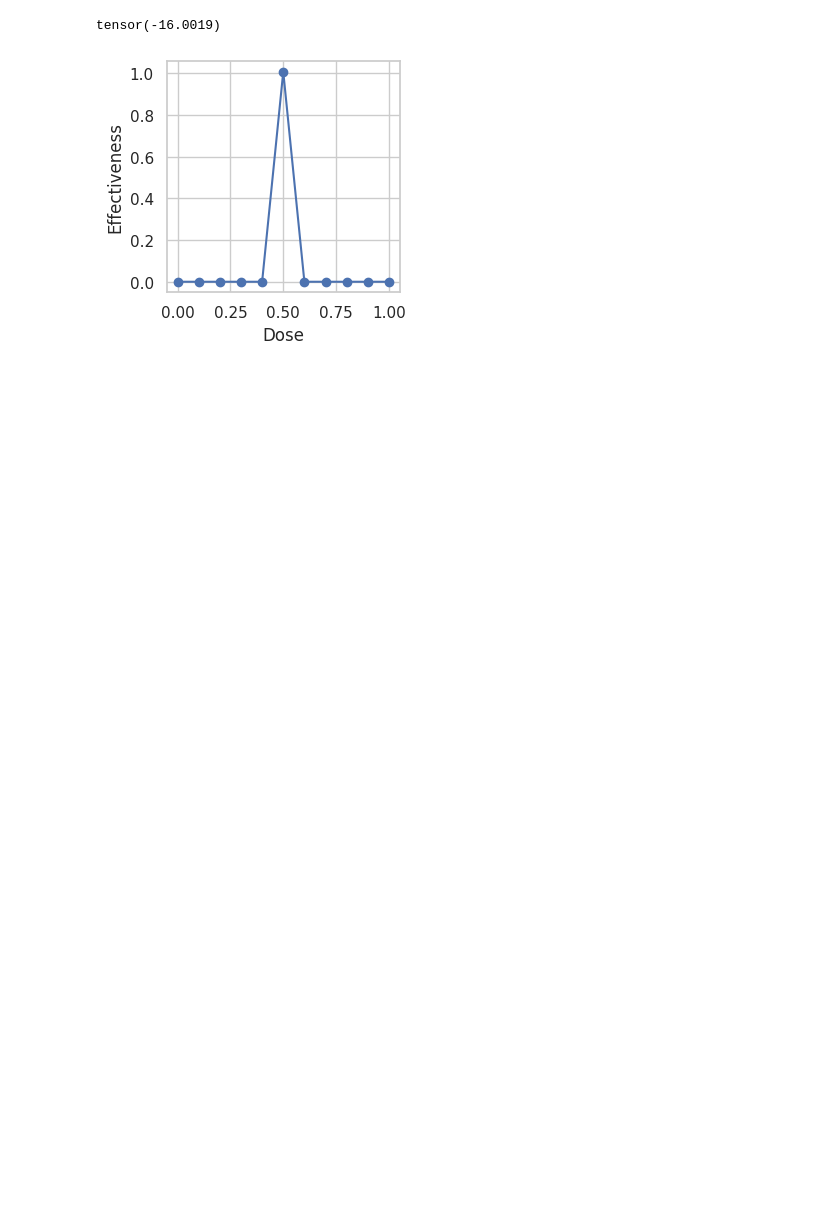
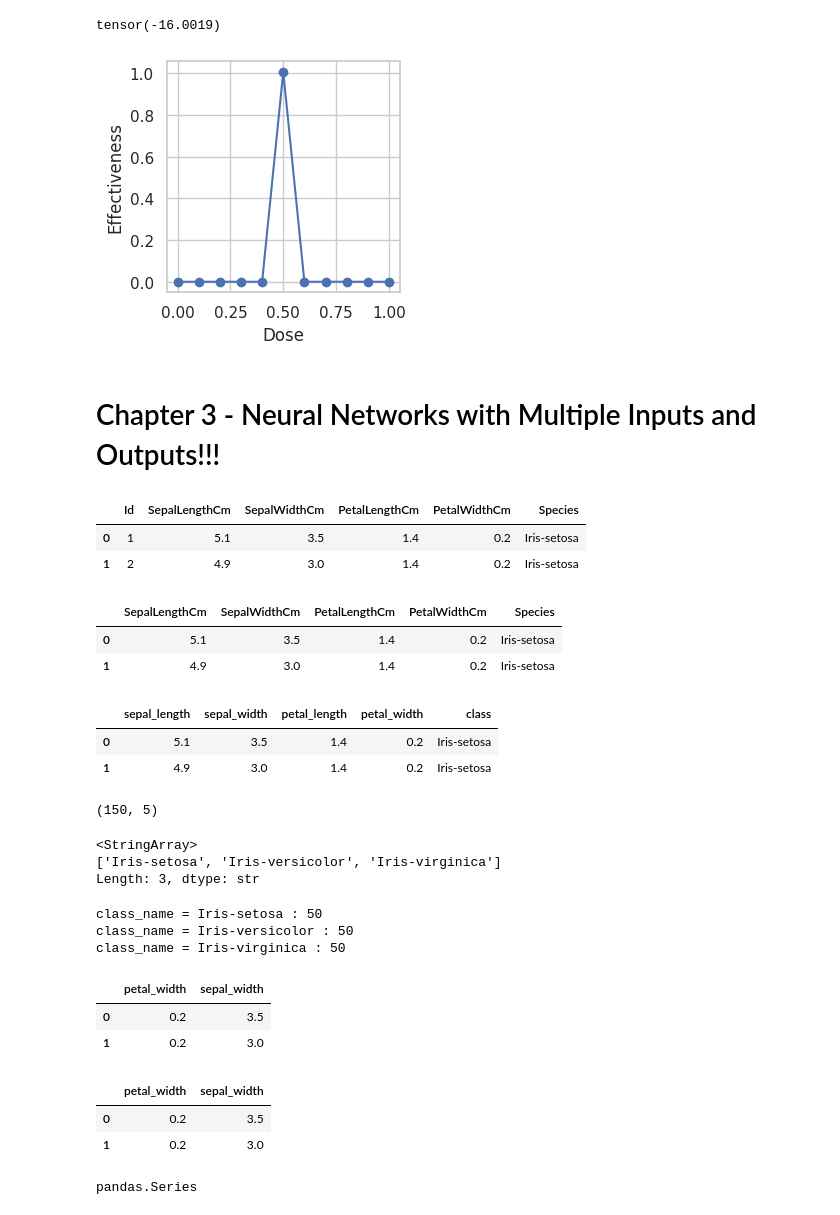
Before and after one commit to dvirhersh/python_ml, a Jupyter notebook: jupiter_statquest/stat_quest_pytorch.ipynb, the cells around one changed output. Drawn from its saved outputs; the diff is of its cells as text; code cells hidden in the pictures; blank space fills up the shorter version.

```diff
--- a/stat_quest_pytorch.ipynb
+++ b/jupiter_statquest/stat_quest_pytorch.ipynb
@@ -363,3 +356,5 @@ plt.xlabel("Dose")
 plt.show()
 # %% [output]
 [figure]
+# %% [markdown]
+# Chapter 3 - Neural Networks with Multiple Inputs and Outputs!!!
@@ -365,0 +373,60 @@ plt.show()
+# %%
+df = pd.read_csv("Iris.csv")
+df.head(2)
+# %% [output]
+|  | Id | SepalLengthCm | SepalWidthCm | PetalLengthCm | PetalWidthCm | Species |
+| 0 | 1 | 5.1 | 3.5 | 1.4 | 0.2 | Iris-setosa |
+| 1 | 2 | 4.9 | 3.0 | 1.4 | 0.2 | Iris-setosa |
+# %%
+df.drop(columns=['Id'], inplace=True)
+df.head(2)
+# %% [output]
+|  | SepalLengthCm | SepalWidthCm | PetalLengthCm | PetalWidthCm | Species |
+| 0 | 5.1 | 3.5 | 1.4 | 0.2 | Iris-setosa |
+| 1 | 4.9 | 3.0 | 1.4 | 0.2 | Iris-setosa |
+# %%
+df.columns = ["sepal_length",
+              "sepal_width",
+              "petal_length",
+              "petal_width",
+              "class"]
+df.head(2)
+# %% [output]
+|  | sepal_length | sepal_width | petal_length | petal_width | class |
+| 0 | 5.1 | 3.5 | 1.4 | 0.2 | Iris-setosa |
+| 1 | 4.9 | 3.0 | 1.4 | 0.2 | Iris-setosa |
+# %%
+df.shape
+# %% [output]
+(150, 5)
+# %%
+df['class'].unique()
+# %% [output]
+<StringArray>
+['Iris-setosa', 'Iris-versicolor', 'Iris-virginica']
+Length: 3, dtype: str
+# %%
+for class_name in df['class'].unique():
+    print(f"class_name = {class_name} : {sum(df['class'] == class_name)}")
+# %% [output]
+class_name = Iris-setosa : 50
+class_name = Iris-versicolor : 50
+class_name = Iris-virginica : 50
+# %%
+df[['petal_width', 'sepal_width']].head(2)
+# %% [output]
+|  | petal_width | sepal_width |
+| 0 | 0.2 | 3.5 |
+| 1 | 0.2 | 3.0 |
+# %%
+input_values = df[['petal_width', 'sepal_width']]
+input_values.head(2)
+# %% [output]
+|  | petal_width | sepal_width |
+| 0 | 0.2 | 3.5 |
+| 1 | 0.2 | 3.0 |
+# %%
+label_values = df['class']
+type(label_values)
+# %% [output]
+pandas.Series
```
Also changed, not shown: parts of 14 cells of this notebook.
